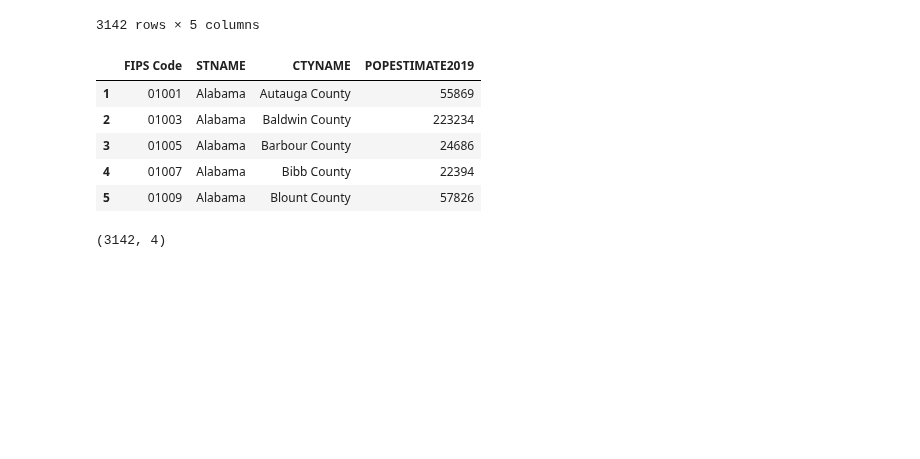
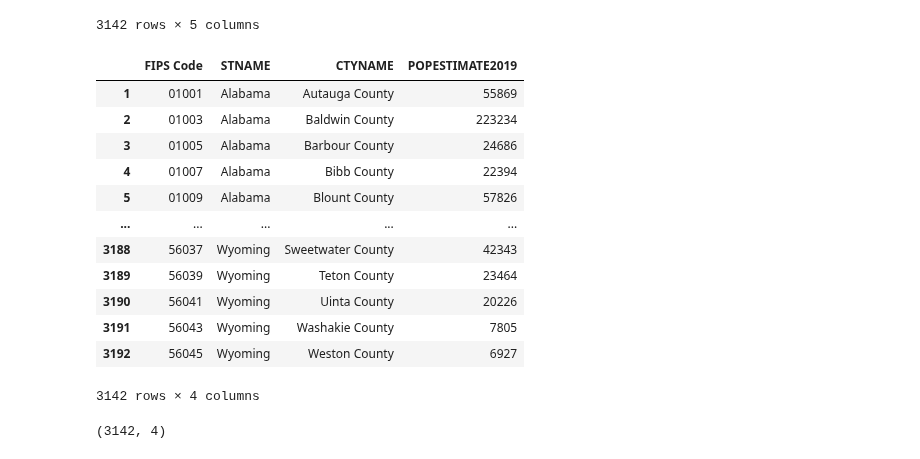
Before and after one commit to mgeffroy/P1-US-COVID-19-Vaccination-Campaign, a Jupyter notebook: P1_Data_Architecture.ipynb, the cells around one changed output. Saved outputs shown, nothing was run; the diff lists cells and outputs as text; code cells hidden in the pictures; blank space fills up the shorter version.

Commit message:
Gender county

```diff
--- a/P1_Data_Architecture.ipynb
+++ b/P1_Data_Architecture.ipynb
@@ -104,7 +101,7 @@ plt.show()
 # %% [markdown]
 ### US Census Reference (2019)
 # %%
-census_df = pd.read_csv('data/US_Census2019_totals.csv')#, encoding='latin-1')
+census_df = pd.read_csv(('data/US_Census2019_totals.csv'), encoding='latin-1')
 census_df.head()
 # %% [output]
 |  | SUMLEV | REGION | DIVISION | STATE | COUNTY | STNAME | CTYNAME | CENSUS2010POP | ESTIMATESBASE2010 | ... |
@@ -172,14 +169,21 @@ for index, row in  county_2019.iterrows():
 county_2019.insert(0, 'FIPS Code', fips)
 county_2019.drop(labels=['STATE', 'COUNTY'], axis=1, inplace=True)
 # %%
-county_2019.head()
+county_2019
 # %% [output]
 |  | FIPS Code | STNAME | CTYNAME | POPESTIMATE2019 |
 | 1 | 01001 | Alabama | Autauga County | 55869 |
 | 2 | 01003 | Alabama | Baldwin County | 223234 |
 | 3 | 01005 | Alabama | Barbour County | 24686 |
 | 4 | 01007 | Alabama | Bibb County | 22394 |
 | 5 | 01009 | Alabama | Blount County | 57826 |
+| ... | ... | ... | ... | ... |
+| 3188 | 56037 | Wyoming | Sweetwater County | 42343 |
+| 3189 | 56039 | Wyoming | Teton County | 23464 |
+| 3190 | 56041 | Wyoming | Uinta County | 20226 |
+| 3191 | 56043 | Wyoming | Washakie County | 7805 |
+| 3192 | 56045 | Wyoming | Weston County | 6927 |
+3142 rows × 4 columns
 # %%
 county_2019.shape
 # %% [output]
```
Also changed, not shown: parts of 14 cells of this notebook.
